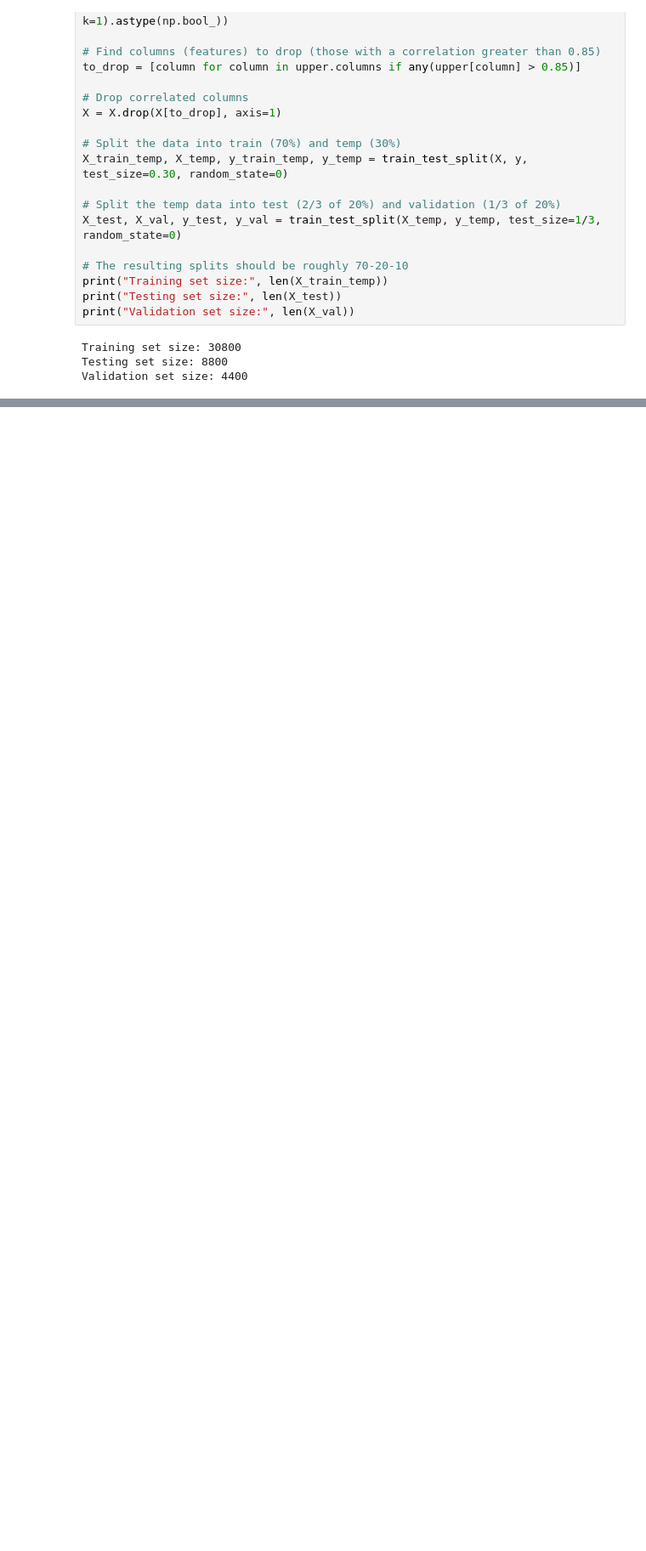
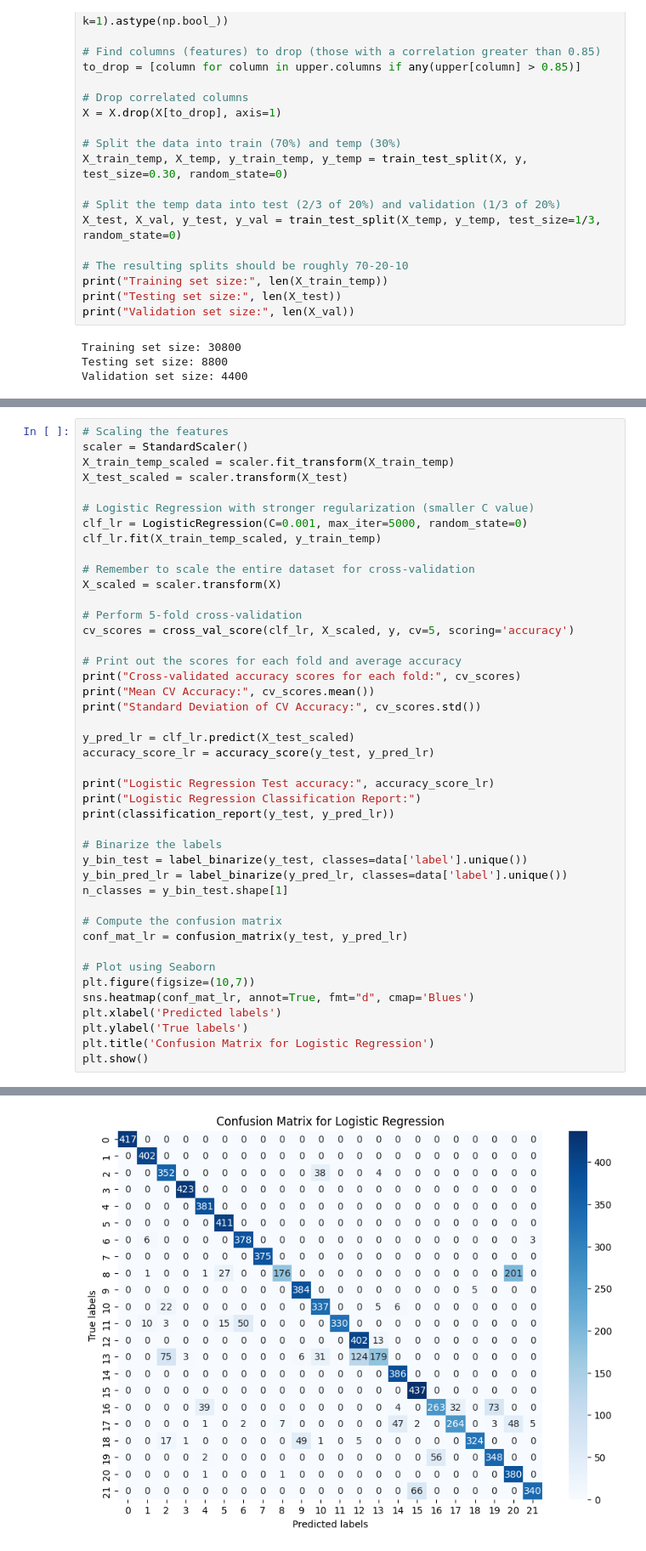
Before and after one commit to qasmendoza/crop-recommendation, a Jupyter notebook: Crops.ipynb, the cells around one changed output, grey strips where cells are left out. Shown at 85% size. Cells and saved outputs as stored; diff of their text form; blank space fills up the shorter version.

```diff
--- a/Crops.ipynb
+++ b/Crops.ipynb
@@ -334,0 +327,44 @@ accuracy_score_xgb = accuracy_score(y_test, y_pred_xgb)
+# %%
+# Scaling the features
+scaler = StandardScaler()
+X_train_temp_scaled = scaler.fit_transform(X_train_temp)
+X_test_scaled = scaler.transform(X_test)
+
+# Logistic Regression with stronger regularization (smaller C value)
+clf_lr = LogisticRegression(C=0.001, max_iter=5000, random_state=0)
+clf_lr.fit(X_train_temp_scaled, y_train_temp)
+
+# Remember to scale the entire dataset for cross-validation
+X_scaled = scaler.transform(X)
+
+# Perform 5-fold cross-validation
+cv_scores = cross_val_score(clf_lr, X_scaled, y, cv=5, scoring='accuracy')
+
+# Print out the scores for each fold and average accuracy
+print("Cross-validated accuracy scores for each fold:", cv_scores)
+print("Mean CV Accuracy:", cv_scores.mean())
+print("Standard Deviation of CV Accuracy:", cv_scores.std())
+
+y_pred_lr = clf_lr.predict(X_test_scaled)
+accuracy_score_lr = accuracy_score(y_test, y_pred_lr)
+
+print("Logistic Regression Test accuracy:", accuracy_score_lr)
+print("Logistic Regression Classification Report:")
+print(classification_report(y_test, y_pred_lr))
+
+# Binarize the labels
+y_bin_test = label_binarize(y_test, classes=data['label'].unique())
+y_bin_pred_lr = label_binarize(y_pred_lr, classes=data['label'].unique())
+n_classes = y_bin_test.shape[1]
+
+# Compute the confusion matrix
+conf_mat_lr = confusion_matrix(y_test, y_pred_lr)
+
+# Plot using Seaborn
+plt.figure(figsize=(10,7))
+sns.heatmap(conf_mat_lr, annot=True, fmt="d", cmap='Blues')
+plt.xlabel('Predicted labels')
+plt.ylabel('True labels')
+plt.title('Confusion Matrix for Logistic Regression')
+plt.show()
+# %% [output]
@@ -334,0 +388 @@ accuracy_score_xgb = accuracy_score(y_test, y_pred_xgb)
+[figure, added]
```
Also changed, not shown: parts of 11 cells of this notebook.
